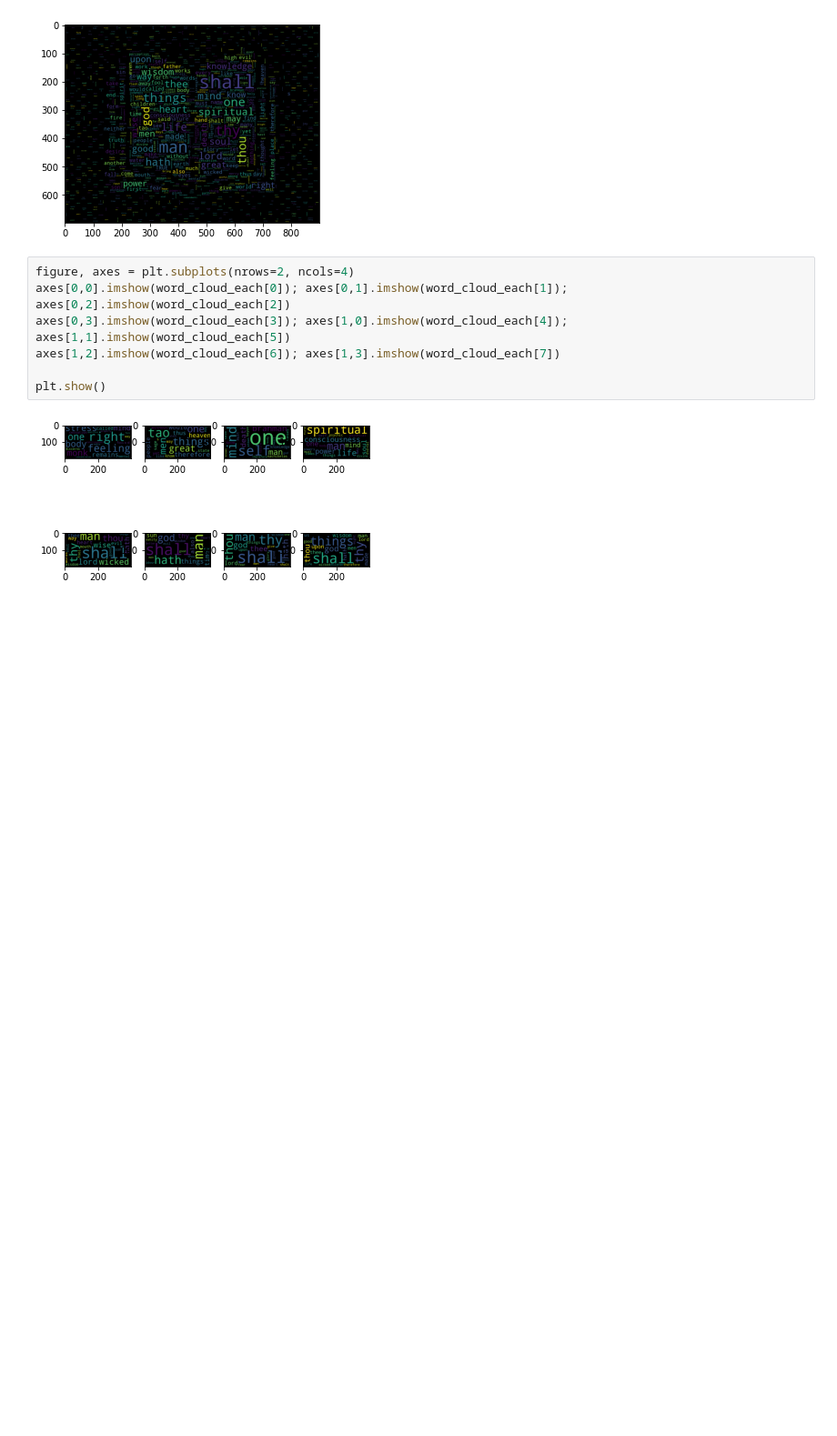
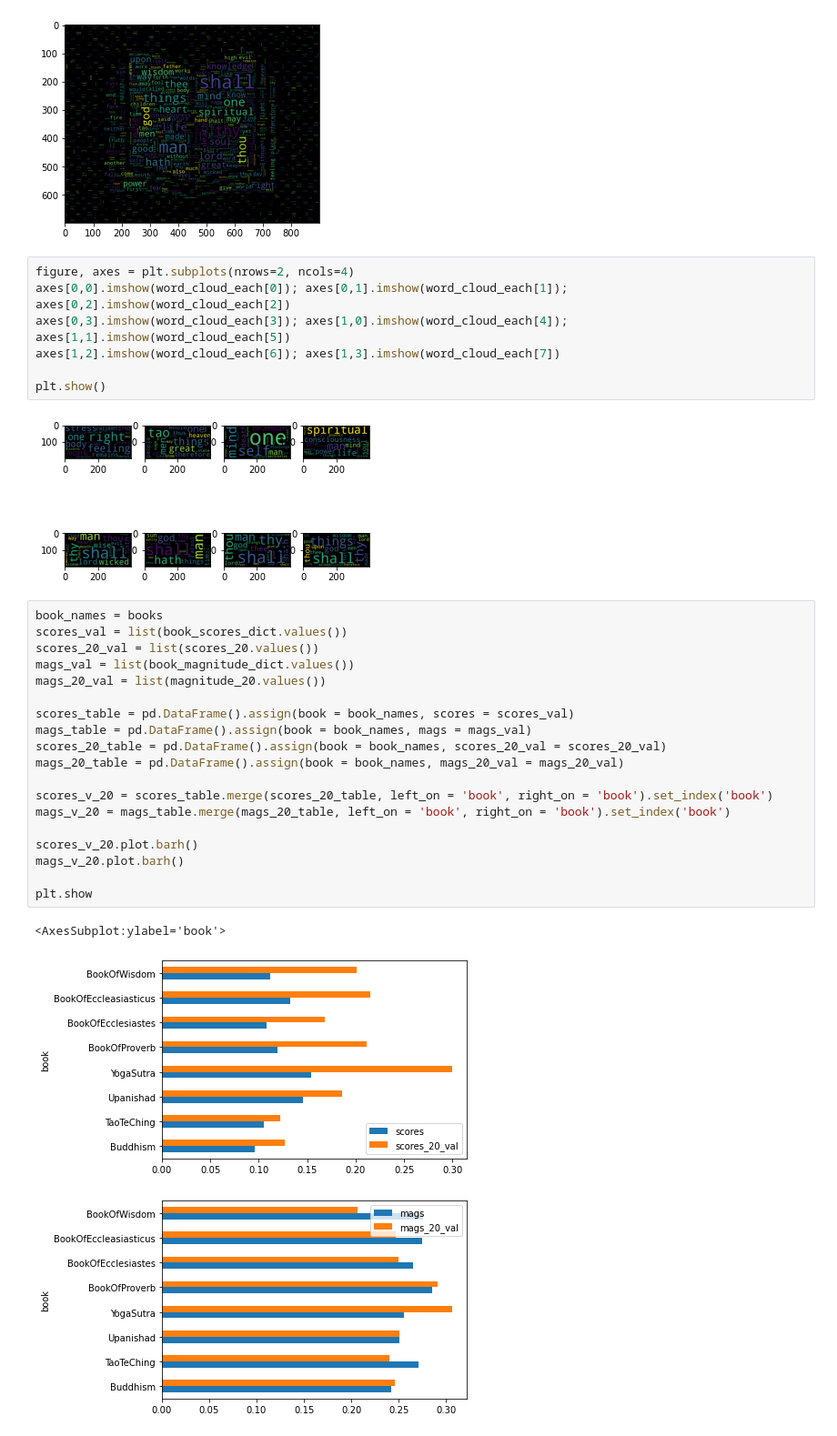
Before and after one commit to tjuacalla123/Booleans-R-Us-Datahacks, a Jupyter notebook: analysis.ipynb, the cells around one changed output. Shown at 91% size. Drawn from its saved outputs; the diff is of its cells as text; blank space fills up the shorter version.

```diff
--- a/analysis.ipynb
+++ b/analysis.ipynb
@@ -237,3 +237,26 @@ axes[1,2].imshow(word_cloud_each[6]); axes[1,3].imshow(word_cloud_each[7])
 plt.show()
 # %% [output]
 [figure]
+# %%
+book_names = books
+scores_val = list(book_scores_dict.values())
+scores_20_val = list(scores_20.values())
+mags_val = list(book_magnitude_dict.values())
+mags_20_val = list(magnitude_20.values())
+
+scores_table = pd.DataFrame().assign(book = book_names, scores = scores_val)
+mags_table = pd.DataFrame().assign(book = book_names, mags = mags_val)
+scores_20_table = pd.DataFrame().assign(book = book_names, scores_20_val = scores_20_val)
+mags_20_table = pd.DataFrame().assign(book = book_names, mags_20_val = mags_20_val)
+
+scores_v_20 = scores_table.merge(scores_20_table, left_on = 'book', right_on = 'book').set_index('book')
+mags_v_20 = mags_table.merge(mags_20_table, left_on = 'book', right_on = 'book').set_index('book')
+
+scores_v_20.plot.barh()
+mags_v_20.plot.barh()
+
+plt.show
+# %% [output]
+<AxesSubplot:ylabel='book'>
+[figure, added]
+[figure, added]
```
